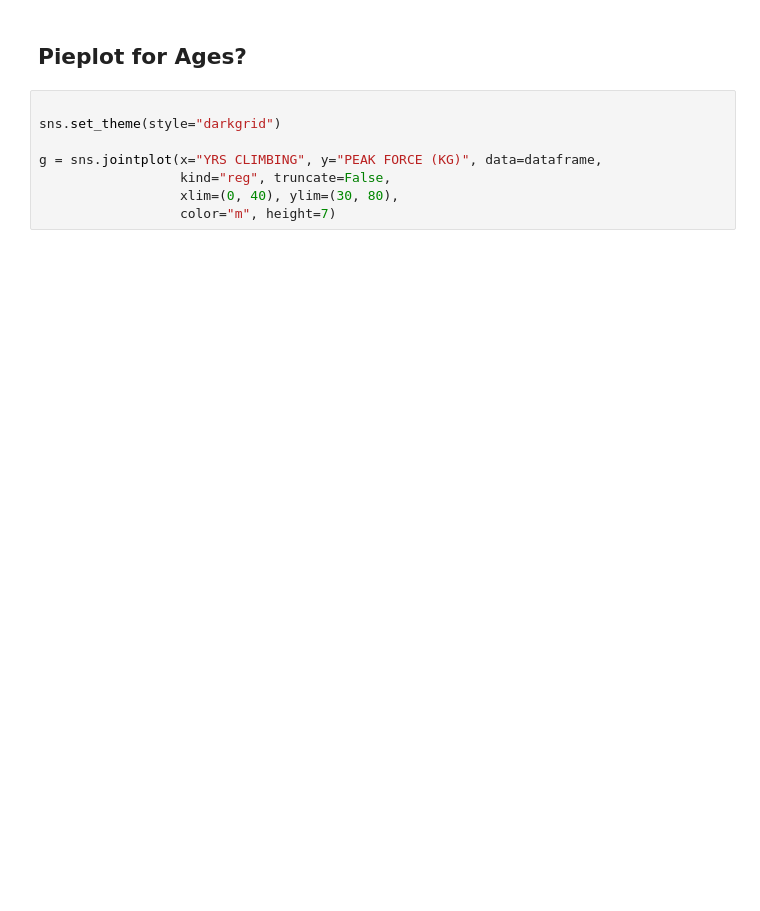
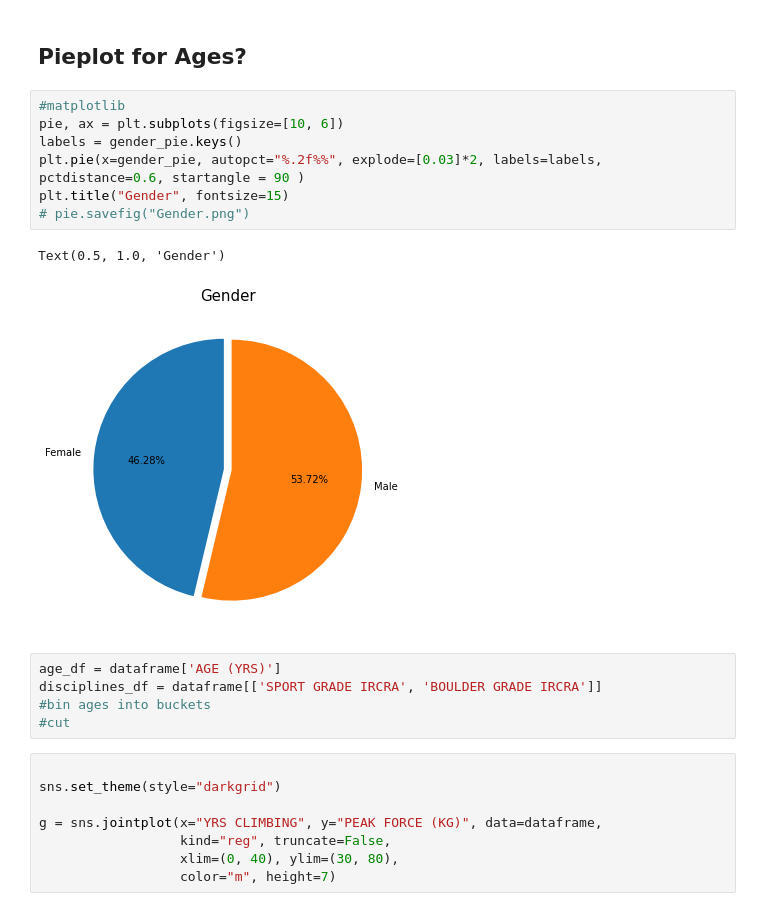
Before and after one commit to haokliao/Critical-Force-Visualization, a Jupyter notebook: EDA_001_notebook.ipynb, the cells around one changed output. Cells and saved outputs as stored; diff of their text form; blank space fills up the shorter version.

```diff
--- a/EDA_001_notebook.ipynb
+++ b/EDA_001_notebook.ipynb
@@ -47,5 +36,20 @@ plt.show()
 # %% [markdown]
 ## Pieplot for Ages?
+# %%
+#matplotlib
+pie, ax = plt.subplots(figsize=[10, 6])
+labels = gender_pie.keys()
+plt.pie(x=gender_pie, autopct="%.2f%%", explode=[0.03]*2, labels=labels, pctdistance=0.6, startangle = 90 )
+plt.title("Gender", fontsize=15)
+# pie.savefig("Gender.png")
+# %% [output]
+Text(0.5, 1.0, 'Gender')
+[figure, added]
+# %%
+age_df = dataframe['AGE (YRS)']
+disciplines_df = dataframe[['SPORT GRADE IRCRA', 'BOULDER GRADE IRCRA']]
+#bin ages into buckets
+#cut
 # %%
 
 sns.set_theme(style="darkgrid")
```
Also changed, not shown: parts of 7 cells of this notebook, 1 other file.
